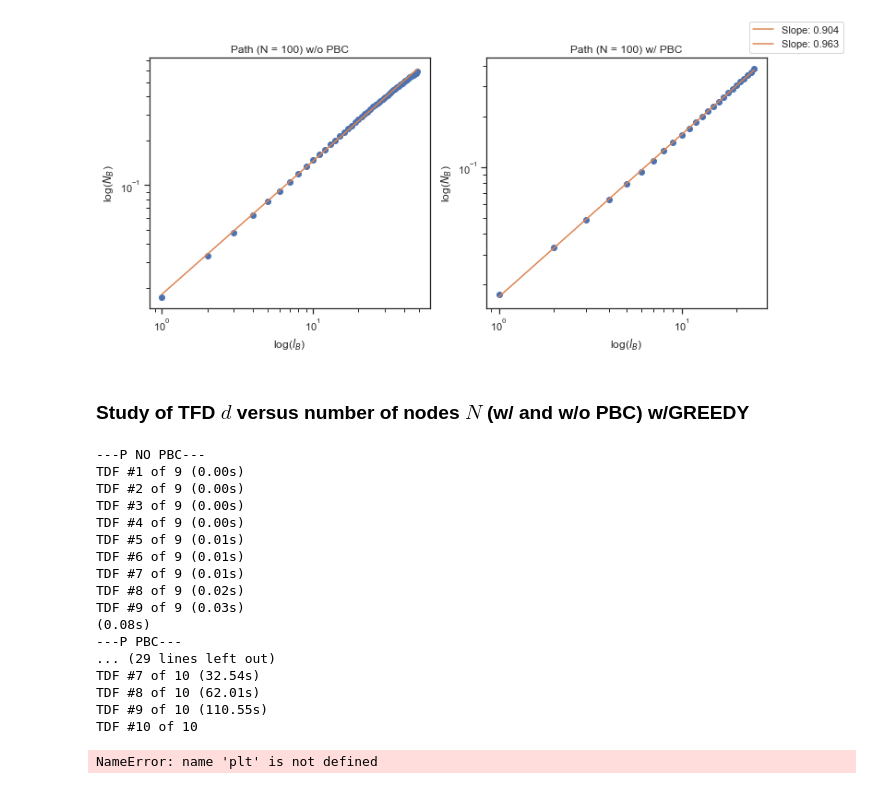
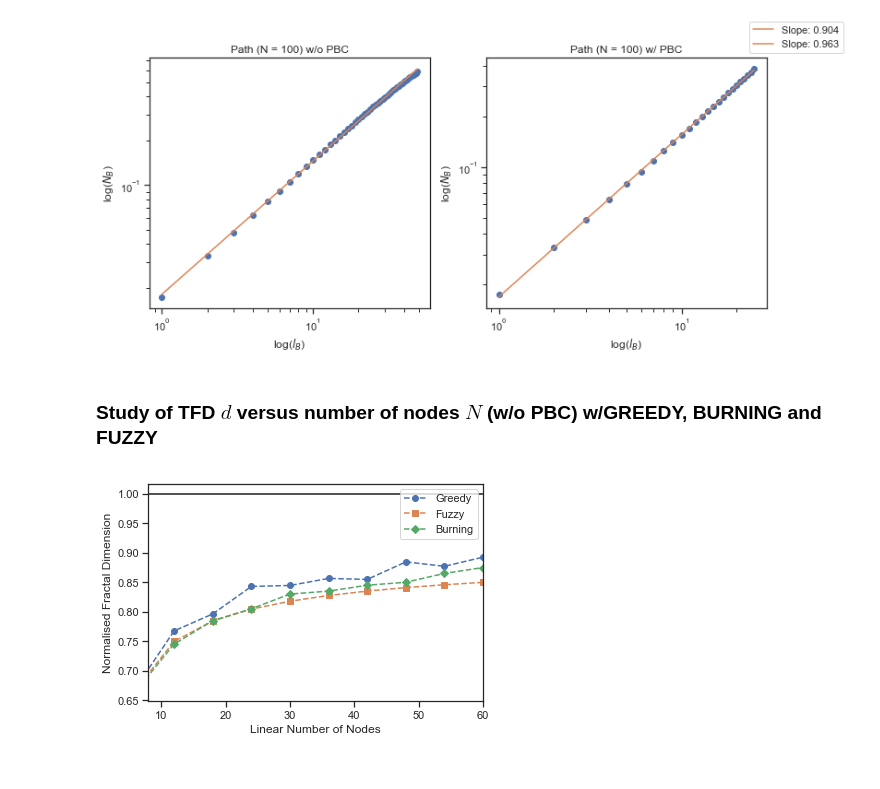
Before and after one commit to florianst/fractaldim_proteininteract, a Jupyter notebook: ipynb/Scaling.ipynb, the cells around one changed output. Cells and saved outputs as stored; diff of their text form; code cells hidden in the pictures.

```diff
--- a/ipynb/Scaling.ipynb
+++ b/ipynb/Scaling.ipynb
@@ -164,4 +146,4 @@ TDF Path: 0.9043331610391334
 TDF Path: 0.9629929431309521
 [figure]
 # %% [markdown]
-### Study of TFD $d$ versus number of nodes $N$ (w/ and w/o PBC) w/GREEDY
+### Study of TFD $d$ versus number of nodes $N$ (w/o PBC) w/GREEDY, BURNING and FUZZY
@@ -189,57 +150,22 @@ def d_vs_N_greedy(graph_builder, Nmin=10, Nmax=100, Nstep=5, PBC=False):
-# %%
-fname_path = "data/fse_path_greedy.dat"
-
-if not os.path.isfile(fname_path):
-    print("---P NO PBC---")
-    Np, dp_nopbc = d_vs_N_greedy(graphs.build_path_graph, Nmin=10, Nmax=61, Nstep=6, PBC=False)
-    print("---P PBC---")
-    Np, dp_pbc = d_vs_N_greedy(graphs.build_path_graph,  Nmin=10, Nmax=61, Nstep=6, PBC=True)
-
-    np.savetxt(fname_path, np.stack((Np, dp_nopbc, dp_pbc), axis=1))
-else:
-    Np, dp_nopbc, dp_pbc = np.loadtxt(fname_path, unpack=True)
-
-fname_lattice = "data/fse_lattice_greedy.dat"
-
-if not os.path.isfile(fname_lattice):
-    print("---P NO PBC---")
-    Nl, dl_nopbc = d_vs_N_greedy(graphs.build_lattice_graph, Nmin=6, Nmax=61, Nstep=6, PBC=False)
-    print("---P PBC---")
-    Nl, dl_pbc = d_vs_N_greedy(graphs.build_lattice_graph, Nmin=6, Nmax=61, Nstep=6, PBC=True)
-
-    np.savetxt(fname_lattice, np.stack((Nl, dl_nopbc, dl_pbc), axis=1))
-else:
-    Nl, dl_nopbc, dl_pbc = np.loadtxt(fname_lattice, unpack=True)
-# %% [output]
----P NO PBC---
-TDF #1 of 9 (0.00s)
-TDF #2 of 9 (0.00s)
-TDF #3 of 9 (0.00s)
-TDF #4 of 9 (0.00s)
-TDF #5 of 9 (0.01s)
-TDF #6 of 9 (0.01s)
-TDF #7 of 9 (0.01s)
-TDF #8 of 9 (0.02s)
-TDF #9 of 9 (0.03s)
-(0.08s)
----P PBC---
-... (29 lines left out)
-TDF #7 of 10 (32.54s)
-TDF #8 of 10 (62.01s)
-TDF #9 of 10 (110.55s)
-TDF #10 of 10
 # %%
 plt.figure()
-plt.plot(Np, dp_nopbc / 1, "ob--", label="Path")
-plt.plot(Np, dp_pbc / 1, "sb-", label="Path (PBC)")
-plt.plot(Nl, dl_nopbc / 2, "Pr--", label="Lattice")
-plt.plot(Nl, dl_pbc / 2, "Dr-", label="Lattice (PBC)")
+
+Ng, dg, _ = np.loadtxt("data/fse_lattice_greedy.dat", unpack=True)
+plt.plot(Ng, dg / 2, "o--", label="Greedy")
+
+Nf, df, _ = np.loadtxt("data/fse_lattice.dat", unpack=True)
+plt.plot(Nf, df / 2, "s--", label="Fuzzy")
+
+fractals=np.array([1.33,1.49,1.57,1.61,1.66,1.67,1.69,1.70,1.73,1.75])
+lengths=np.array([6,12,18,24,30,36,42,48,54,60])
+plt.plot(lengths, fractals / 2, "D--", label="Burning")
+
 plt.hlines(1, -1, 1000)
 plt.xlim((min(Np[0], Nl[0]) - 2, max(Np[-1], Nl[-1]) + 2))
 plt.legend()
 plt.xlabel("Linear Number of Nodes")
 plt.ylabel("Normalised Fractal Dimension")
-plt.savefig("fse_greedy.pdf")
+plt.savefig("fse_comparison.pdf")
 plt.show()
 # %% [output]
-NameError: name 'plt' is not defined
+[figure, added]
```
Also changed, not shown: parts of 3 cells of this notebook, 39 other files.
